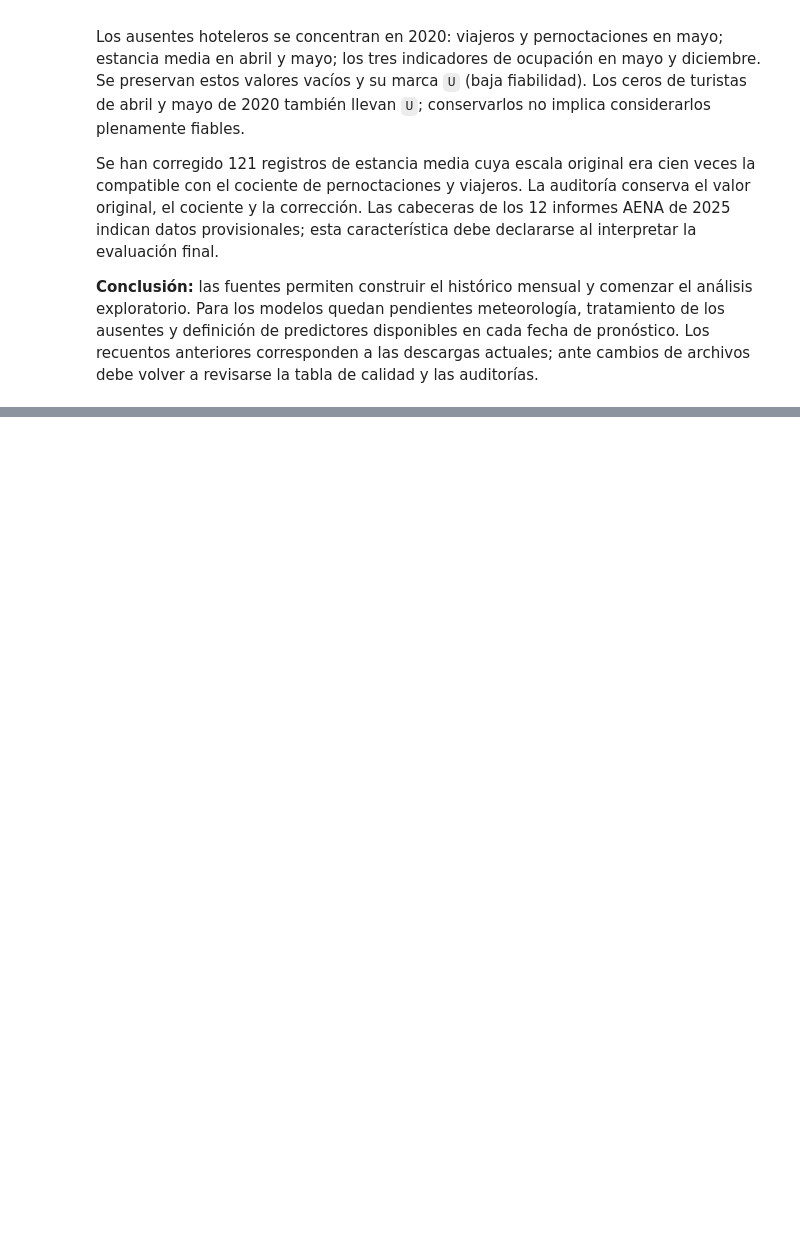
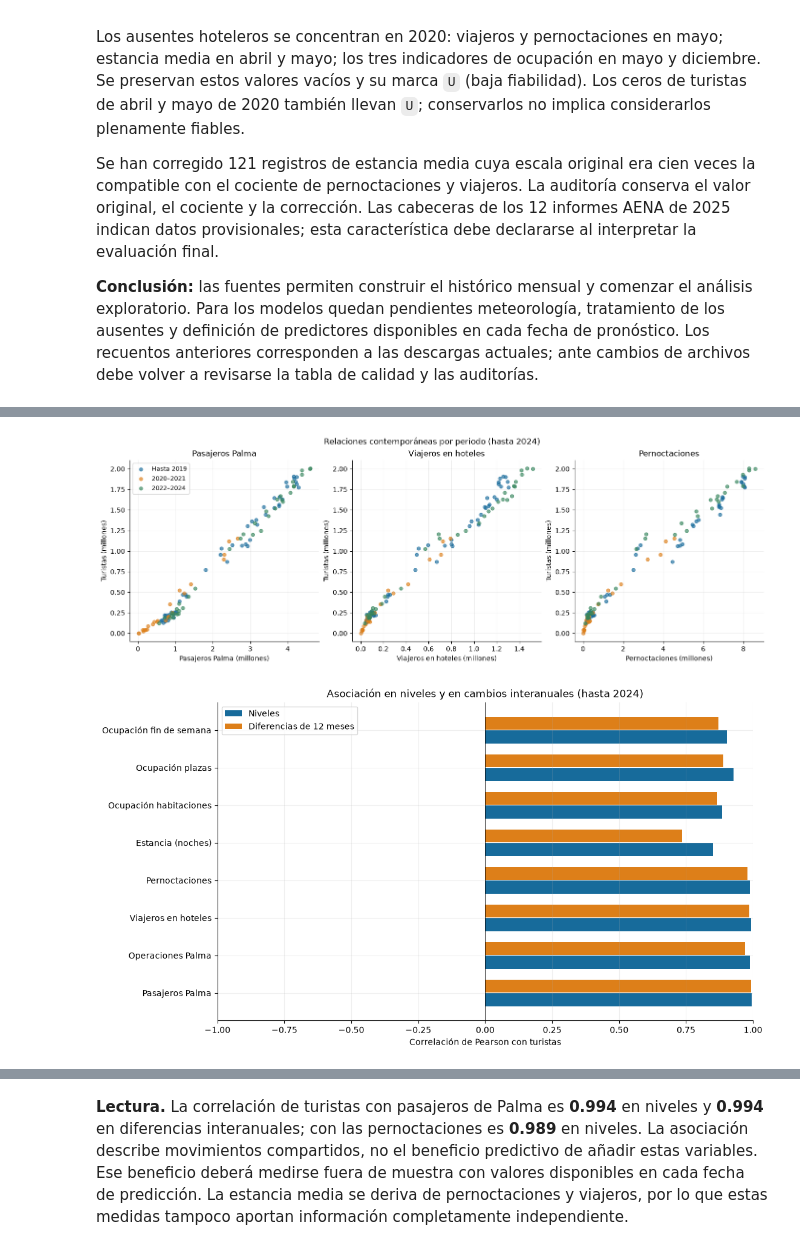
Before and after one commit to acortes99/tfm-turismo-mallorca, a Jupyter notebook: tfm-turismo-viu.ipynb, the cells around one changed output, grey strips where cells are left out. Drawn from its saved outputs; the diff is of its cells as text; code cells hidden in the pictures; blank space fills up the shorter version.

```diff
--- a/tfm-turismo-viu.ipynb
+++ b/tfm-turismo-viu.ipynb
@@ -379,0 +545,40 @@ Se han corregido 121 registros de estancia media cuya escala original era cien v
+# %%
+external = [c for c in VALUE_COLUMNS if c != "turistas"]
+seasonal_diff = eda_train.diff(12)
+correlations = pd.DataFrame(index=external)
+for frame, suffix in [(eda_train, "niveles"), (seasonal_diff, "diferencia_12")]:
+    correlations[f"pearson_{suffix}"] = [frame[["turistas", c]].corr().loc["turistas", c] for c in external]
+    correlations[f"pares_{suffix}"] = [len(frame[["turistas", c]].dropna()) for c in external]
+correlations.index.name = "variable"
+correlations.to_csv(EDA_DIR / "correlaciones_turistas.csv", encoding="utf-8-sig")
+
+fig, axes = plt.subplots(1, 3, figsize=(14, 4.8), constrained_layout=True)
+periods = [("2015-10", "2019-12", "Hasta 2019", "#176b9b"),
+           ("2020-01", "2021-12", "2020–2021", "#dd7f19"),
+           ("2022-01", "2024-12", "2022–2024", "#35855c")]
+for ax, col in zip(axes, ["pasajeros_aena", "viajeros_hoteles", "pernoctaciones_hoteles"]):
+    for start, end, label, color in periods:
+        pair = eda_train.loc[start:end, ["turistas", col]].dropna()
+        ax.scatter(pair[col] / 1e6, pair["turistas"] / 1e6, s=25, alpha=.65, color=color, label=label)
+    ax.set(xlabel=LABELS[col] + " (millones)", ylabel="Turistas (millones)", title=LABELS[col])
+axes[0].legend(fontsize=9)
+fig.suptitle("Relaciones contemporáneas por periodo (hasta 2024)")
+save_show(fig, "04_relaciones_aeropuerto_hoteles.png")
+
+fig, ax = plt.subplots(figsize=(11, 6), constrained_layout=True)
+positions = np.arange(len(external))
+ax.barh(positions - .18, correlations["pearson_niveles"], height=.35, label="Niveles", color="#176b9b")
+ax.barh(positions + .18, correlations["pearson_diferencia_12"], height=.35, label="Diferencias de 12 meses", color="#dd7f19")
+ax.set_yticks(positions, [LABELS[c] for c in external])
+ax.set(xlim=(-1, 1), xlabel="Correlación de Pearson con turistas", title="Asociación en niveles y en cambios interanuales (hasta 2024)")
+ax.axvline(0, color="black", lw=.7)
+ax.legend(loc="upper left")
+save_show(fig, "05_correlaciones.png")
+display(correlations.rename(index=LABELS).round(3))
+air_r = correlations.loc["pasajeros_aena", "pearson_niveles"]
+air_diff_r = correlations.loc["pasajeros_aena", "pearson_diferencia_12"]
+hotel_r = correlations.loc["pernoctaciones_hoteles", "pearson_niveles"]
+display(Markdown(f"**Lectura.** La correlación de turistas con pasajeros de Palma es **{air_r:.3f}** en niveles y **{air_diff_r:.3f}** en diferencias interanuales; con las pernoctaciones es **{hotel_r:.3f}** en niveles. La asociación describe movimientos compartidos, no el beneficio predictivo de añadir estas variables. Ese beneficio deberá medirse fuera de muestra con valores disponibles en cada fecha de predicción. La estancia media se deriva de pernoctaciones y viajeros, por lo que estas medidas tampoco aportan información completamente independiente."))
+# %% [output]
+[figure, added]
+[figure, added]
@@ -379,0 +595 @@ Se han corregido 121 registros de estancia media cuya escala original era cien v
+**Lectura.** La correlación de turistas con pasajeros de Palma es **0.994** en niveles y **0.994** en diferencias interanuales; con las pernoctaciones es **0.989** en niveles. La asociación describe movimientos compartidos, no el beneficio predictivo de añadir estas variables. Ese beneficio deberá medirse fuera de muestra con valores disponibles en cada fecha de predicción. La estancia media se deriva de pernoctaciones y viajeros, por lo que estas medidas tampoco aportan información completamente independiente.
```
Also changed, not shown: parts of 16 cells of this notebook, 14 other files.
